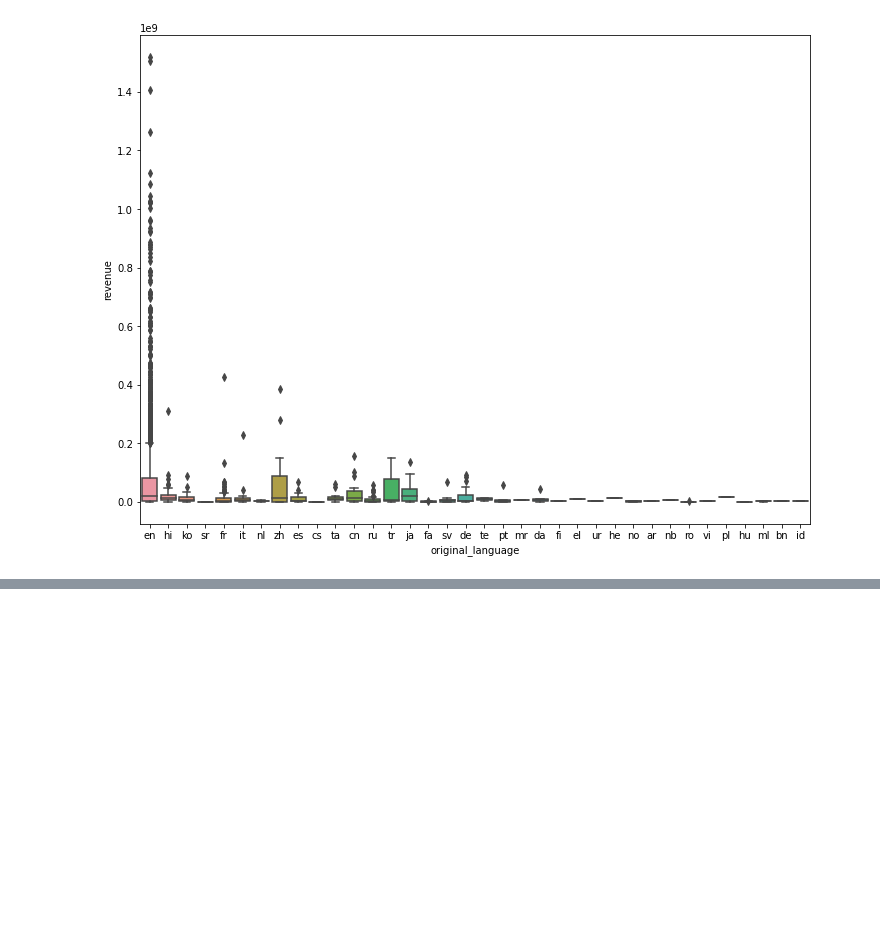
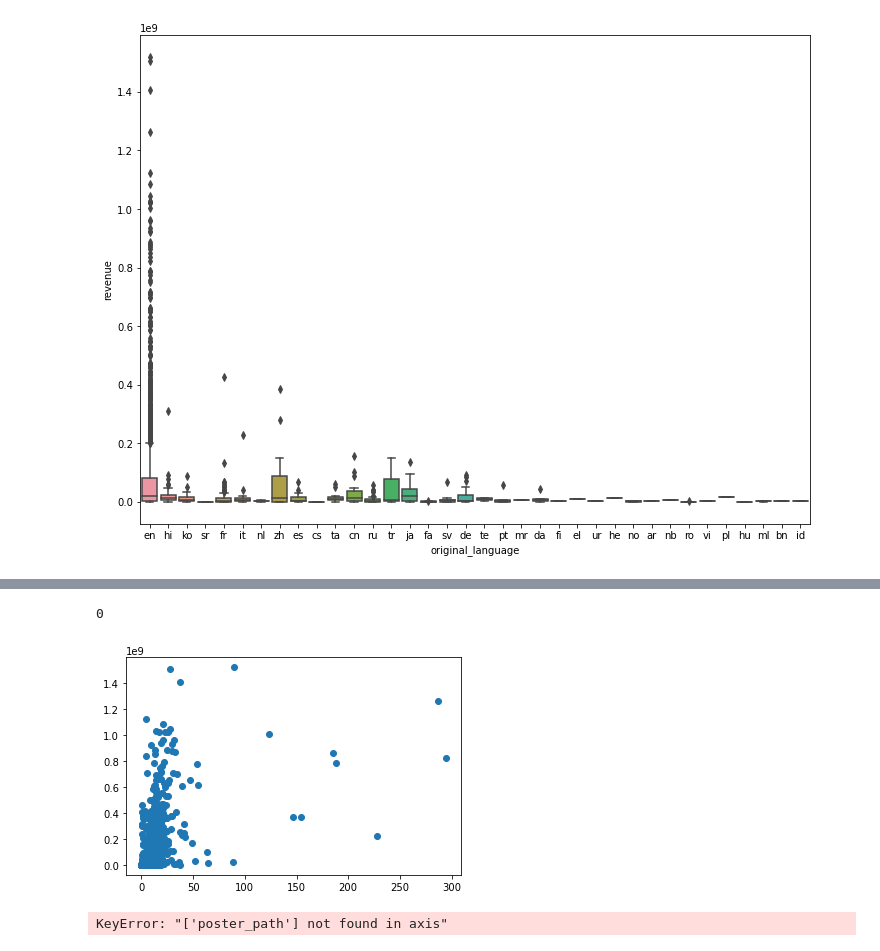
Before and after one commit to mohamedali-sc/TMDB-Box-Office-Prediction, a Jupyter notebook: model.ipynb, the cells around one changed output, grey strips where cells are left out. Saved outputs shown, nothing was run; the diff lists cells and outputs as text; code cells hidden in the pictures; blank space fills up the shorter version.

```diff
--- a/model.ipynb
+++ b/model.ipynb
@@ -280,3 +255,0 @@ trainDatainData.head()
-# %%
-trainData.drop(['original_title'], axis=1, inplace=True)
-testData.drop([' overview'], axis=1, inplace=True)
@@ -293,0 +280,3 @@ KeyboardInterrupt:
+# %%
+trainData.drop(['original_title','overview'], axis=1, inplace=True)
+testData.drop(['original_title','overview'], axis=1, inplace=True)
@@ -293,0 +285,15 @@ KeyboardInterrupt:
+# %%
+trainData['popularity'].isnull().sum()
+# %% [output]
+0
+# %%
+plt.scatter('popularity','revenue',data=trainData)
+plt.show()
+# %% [output]
+[figure, added]
+# %%
+#poster_path
+trainData.drop(['poster_path','original_language'], axis=1, inplace=True)
+testData.drop(['poster_path','original_language'], axis=1, inplace=True)
+# %% [output]
+KeyError: "['poster_path'] not found in axis"
```
Also changed, not shown: parts of 70 cells of this notebook.
